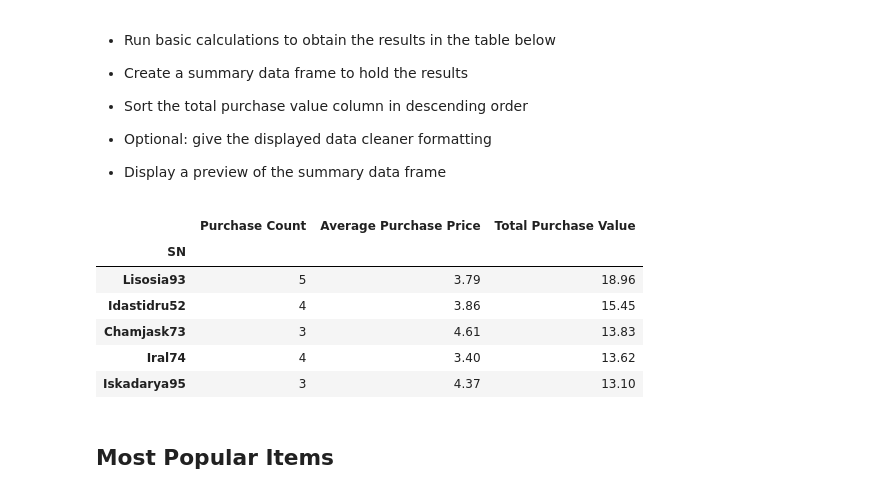
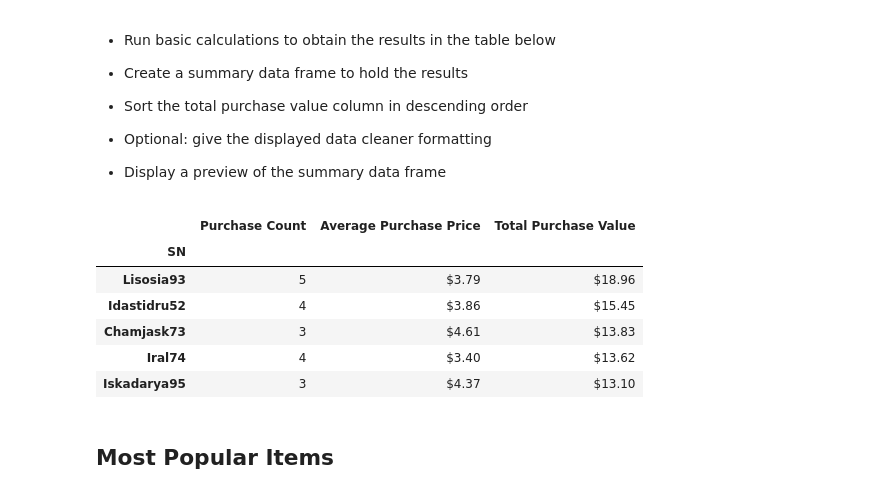
Before and after one commit to Sunny419-hub/pandas-challenge, a Jupyter notebook: HeroesOfPymoli/HeroesOfPymoli.ipynb, the cells around one changed output. Drawn from its saved outputs; the diff is of its cells as text; code cells hidden in the pictures.

```diff
--- a/HeroesOfPymoli/HeroesOfPymoli.ipynb
+++ b/HeroesOfPymoli/HeroesOfPymoli.ipynb
@@ -284,39 +284,35 @@ purchasing_age
 # %%
 top_sp_df = purchase_data[["Purchase ID", "SN","Price"]]
 
 #top_spenders = pd.DataFrame(top_sp_df)
 top_spenders = pd.DataFrame(top_sp_df.groupby(["SN"]).size())
 
 top_spenders["Purchase Count"] = top_spenders[0]
 
 top_spenders["Total Purchase Value"] = (top_sp_df.groupby(["SN"]).sum()["Price"]).round(2)
 
 #top_spenders["Average Purchase Price"] = (purchasing_age["Total Purchase Value"]/purchasing_age["Purchase Count"]).round(2)
 
 top_spenders["Average Purchase Price"] = (top_spenders["Total Purchase Value"]/top_spenders["Purchase Count"]).round(2)
 
 
 
 top_spenders = top_spenders [["Purchase Count",
                                   "Average Purchase Price",
                                   "Total Purchase Value"]]
 
+top_spenders["Average Purchase Price"] = top_spenders["Average Purchase Price"].map(
+   "${0:,.2f}".format)
 
-top_spenders.sort_values('Total Purchase Value', ascending=[False]).head()
-
-#top_spenders["Total Purchase Value"] = top_spenders["Total Purchase Value"].map(
-#    "${0:,.2f}".format)
-
-#top_spenders["Average Purchase Price"] = top_spenders["Average Purchase Price"].map(
-#    "${0:,.2f}".format)
+top_spenders.sort_values('Total Purchase Value', ascending=[False]).head().style.format({'Total Purchase Value':'${:.2f}'})
 # %% [output]
 |  | Purchase Count | Average Purchase Price | Total Purchase Value |
 | SN |  |  |  |
-| Lisosia93 | 5 | 3.79 | 18.96 |
-| Idastidru52 | 4 | 3.86 | 15.45 |
-| Chamjask73 | 3 | 4.61 | 13.83 |
-| Iral74 | 4 | 3.40 | 13.62 |
-| Iskadarya95 | 3 | 4.37 | 13.10 |
+| Lisosia93 | 5 | $3.79 | $18.96 |
+| Idastidru52 | 4 | $3.86 | $15.45 |
+| Chamjask73 | 3 | $4.61 | $13.83 |
+| Iral74 | 4 | $3.40 | $13.62 |
+| Iskadarya95 | 3 | $4.37 | $13.10 |
 # %% [markdown]
 ## Most Popular Items
 # %% [markdown]
```
Also changed, not shown: parts of 2 cells of this notebook.
